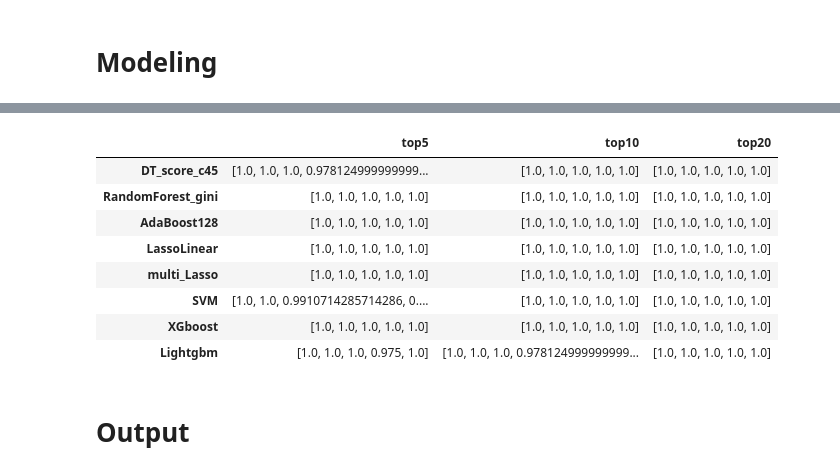
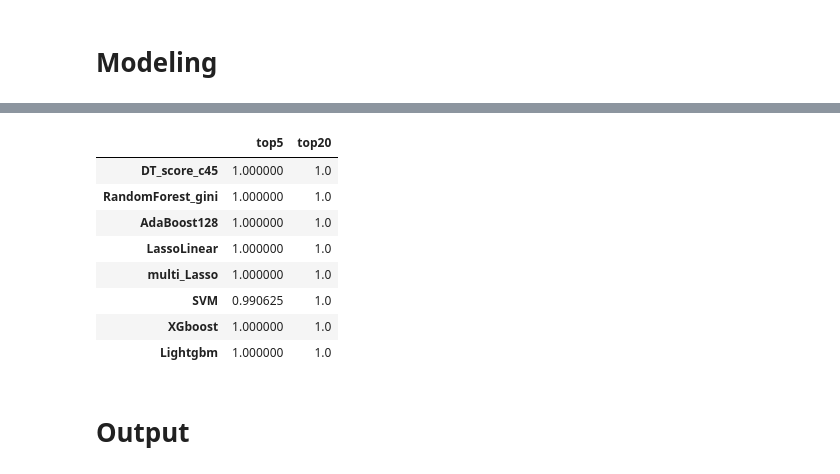
Before and after one commit to ICMOL/PineBioML, a Jupyter notebook: example_Proteomics.ipynb, the cells around one changed output, grey strips where cells are left out. Drawn from its saved outputs; the diff is of its cells as text; code cells hidden in the pictures.

```diff
--- a/example_Proteomics.ipynb
+++ b/example_Proteomics.ipynb
@@ -23,10 +18,11 @@ Tumour = IO.read_file(input_folder+ "CCRCC_proteomics_gene_abundance_log2_refere
 # %%
-##### Read data method 3: read several files at once
+##### Read data method 2: read several files at once
 x, group_label = IO.read_multiple_files(
     [
         input_folder+ "CCRCC_proteomics_gene_abundance_log2_reference_intensity_normalized_Normal.txt",
         input_folder+ "CCRCC_proteomics_gene_abundance_log2_reference_intensity_normalized_Tumor.txt"
     ],
-    transpose= True)
+    transpose= True # Set True to transpose data before merging
+    )
 
 y = group_label
@@ -100,9 +127,10 @@ vol.plotting()
 # %% [output]
 [figure]
 # %%
+from PineBioML.selection.ensemble import selector
+
 # Use several way to select features, which includes decision tree, random forest, lasso, multi lasso, svm, adaboost, xgboost
-ensemble_selector = selector()
-important_feature, importance = ensemble_selector.Select(x, y, 100)
+important_feature, importance = selector(RF_trees = 1024*8).Select(x, y, 100)
 # %% [output]
 Using  c45  to select.
 c45  is done.
@@ -262,19 +284,20 @@ gp_enrichment_result.sort_values("p_value").head(20)
 from sklearn.model_selection import cross_val_score
 from PineBioML.model.supervised.Classification import SVC_tuner
 # %%
-x = x.T
-x = (x - x.mean()) / x.std()
-x = x.T
+# global scaling
 #x = x / x.values.std()
 
+# standarize
+x = (x - x.mean()) / x.std()
+
 svm_performance = []
-for k in [5, 10, 20]:
+for k in [5, 20]:
     performance = {}
     for method in important_feature.columns:
         top_k = important_feature.head(k)[method].dropna()
 
         best_svc = SVC_tuner(x[top_k], y).tune()
-        performance[method] = cross_val_score(best_svc, x[top_k], y, n_jobs=-1, cv=5, scoring = "roc_auc")
+        performance[method] = cross_val_score(best_svc, x[top_k], y, n_jobs=-1, cv=5, scoring = "roc_auc").mean()
     svm_performance.append(pd.Series(performance, name="top" + str(k)))
 
 #The result
@@ -301,12 +324,12 @@ svm_performance
-|  | top5 | top10 | top20 |
-| DT_score_c45 | [1.0, 1.0, 1.0, 0.978124999999999... | [1.0, 1.0, 1.0, 1.0, 1.0] | [1.0, 1.0, 1.0, 1.0, 1.0] |
-| RandomForest_gini | [1.0, 1.0, 1.0, 1.0, 1.0] | [1.0, 1.0, 1.0, 1.0, 1.0] | [1.0, 1.0, 1.0, 1.0, 1.0] |
-| AdaBoost128 | [1.0, 1.0, 1.0, 1.0, 1.0] | [1.0, 1.0, 1.0, 1.0, 1.0] | [1.0, 1.0, 1.0, 1.0, 1.0] |
-| LassoLinear | [1.0, 1.0, 1.0, 1.0, 1.0] | [1.0, 1.0, 1.0, 1.0, 1.0] | [1.0, 1.0, 1.0, 1.0, 1.0] |
-| multi_Lasso | [1.0, 1.0, 1.0, 1.0, 1.0] | [1.0, 1.0, 1.0, 1.0, 1.0] | [1.0, 1.0, 1.0, 1.0, 1.0] |
-| SVM | [1.0, 1.0, 0.9910714285714286, 0.... | [1.0, 1.0, 1.0, 1.0, 1.0] | [1.0, 1.0, 1.0, 1.0, 1.0] |
-| XGboost | [1.0, 1.0, 1.0, 1.0, 1.0] | [1.0, 1.0, 1.0, 1.0, 1.0] | [1.0, 1.0, 1.0, 1.0, 1.0] |
-| Lightgbm | [1.0, 1.0, 1.0, 0.975, 1.0] | [1.0, 1.0, 1.0, 0.978124999999999... | [1.0, 1.0, 1.0, 1.0, 1.0] |
+|  | top5 | top20 |
+| DT_score_c45 | 1.000000 | 1.0 |
+| RandomForest_gini | 1.000000 | 1.0 |
+| AdaBoost128 | 1.000000 | 1.0 |
+| LassoLinear | 1.000000 | 1.0 |
+| multi_Lasso | 1.000000 | 1.0 |
+| SVM | 0.990625 | 1.0 |
+| XGboost | 1.000000 | 1.0 |
+| Lightgbm | 1.000000 | 1.0 |
 # %% [markdown]
 # Output
 # %%
```
Also changed, not shown: parts of 13 cells of this notebook, 54 other files.
